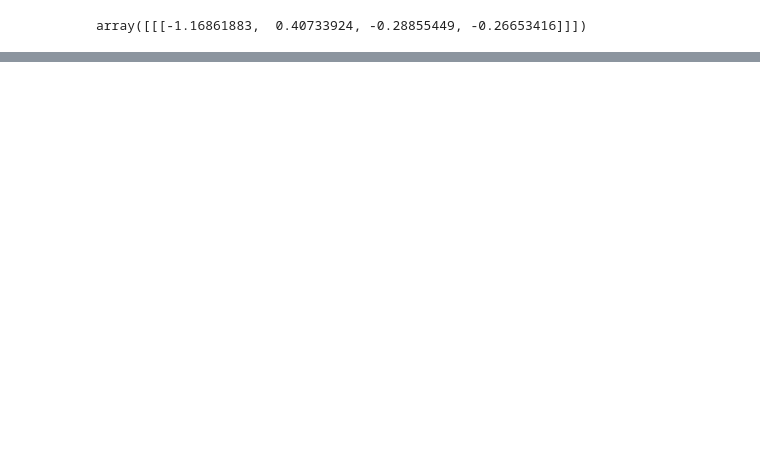
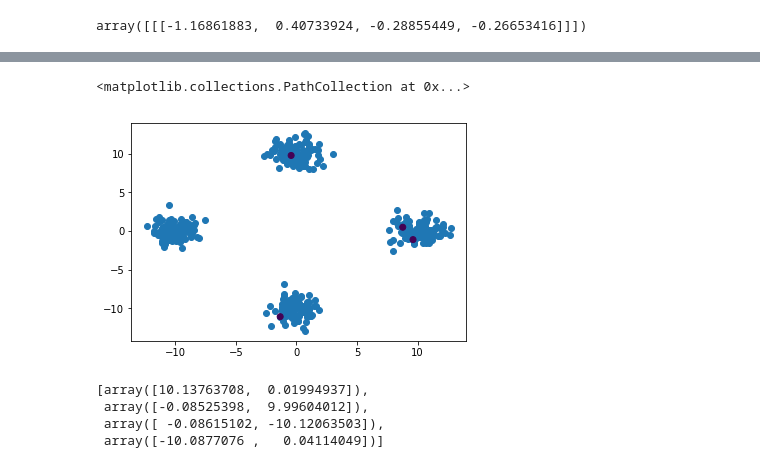
Before and after one commit to davinderiitgn/DataScienceProject, a Jupyter notebook: EM.ipynb, the cells around one changed output, grey strips where cells are left out. Drawn from its saved outputs; the diff is of its cells as text; code cells hidden in the pictures; blank space fills up the shorter version.

```diff
--- a/EM.ipynb
+++ b/EM.ipynb
@@ -91,0 +149,21 @@ array([[[-1.16861883,  0.40733924, -0.28855449, -0.26653416]]])
+# %%
+points = np.zeros((4,100,2))
+acu_points = np.zeros((400,2))
+t = 0
+for j in range(4):
+    for i in range(100):
+        if(j==0):
+            temp = gauss_2d(10,0,1,1)
+            points[j][i] = temp
+
+        if(j==1):
+            temp = gauss_2d(0,10,1,1)
+            points[j][i] = temp
+        if(j==2):
+            temp = gauss_2d(-10,0,1,1)
+            points[j][i] = temp
+        if(j==3):
+            temp = gauss_2d(0,-10,1,1)
+            points[j][i] = temp
+        acu_points[t] = temp
+        t = t + 1
@@ -91,0 +177,15 @@ array([[[-1.16861883,  0.40733924, -0.28855449, -0.26653416]]])
+# %%
+dim = 2
+k = 4
+# %%
+new_points = points.reshape(points.shape[0]*points.shape[1],2)
+# %%
+model = EM(new_points, k, dim)
+model.random_init()
+# %%
+plt.scatter(new_points[:,[0]], new_points[:,[1]])
+m = np.array(model.mean)
+plt.scatter(m[:,[0]].ravel(), m[:,[1]].ravel(), c = np.array([-1,-1,-1,-1]))
+# %% [output]
+<matplotlib.collections.PathCollection at 0x...>
+[figure, added]
@@ -91,0 +194,7 @@ array([[[-1.16861883,  0.40733924, -0.28855449, -0.26653416]]])
+# %%
+model.mean
+# %% [output]
+[array([10.13763708,  0.01994937]),
+ array([-0.08525398,  9.99604012]),
+ array([ -0.08615102, -10.12063503]),
+ array([-10.0877076 ,   0.04114049])]
```
Also changed, not shown: parts of 7 cells of this notebook.
